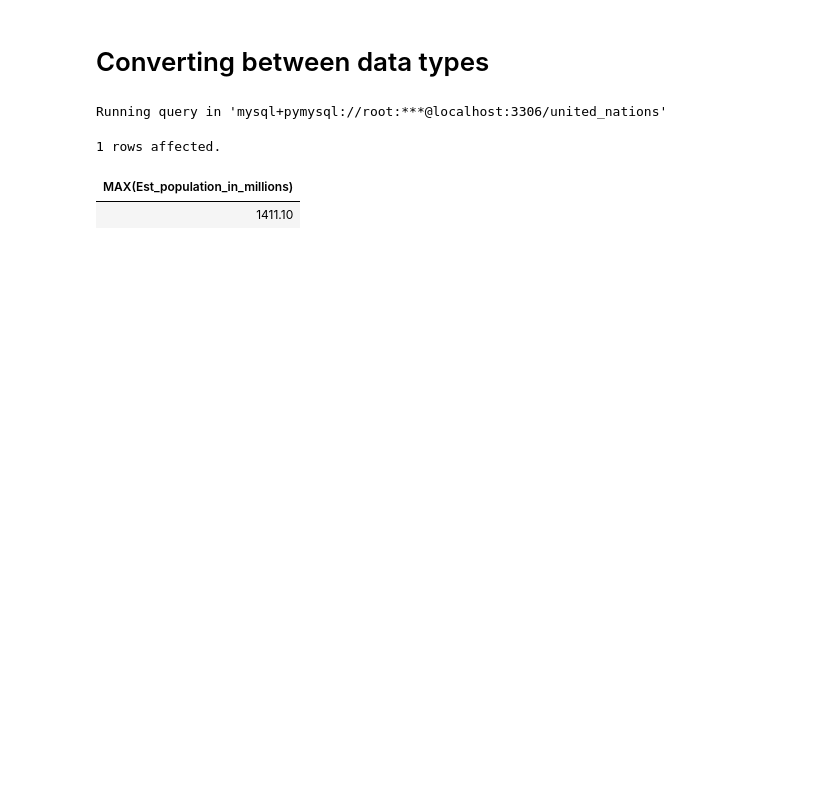
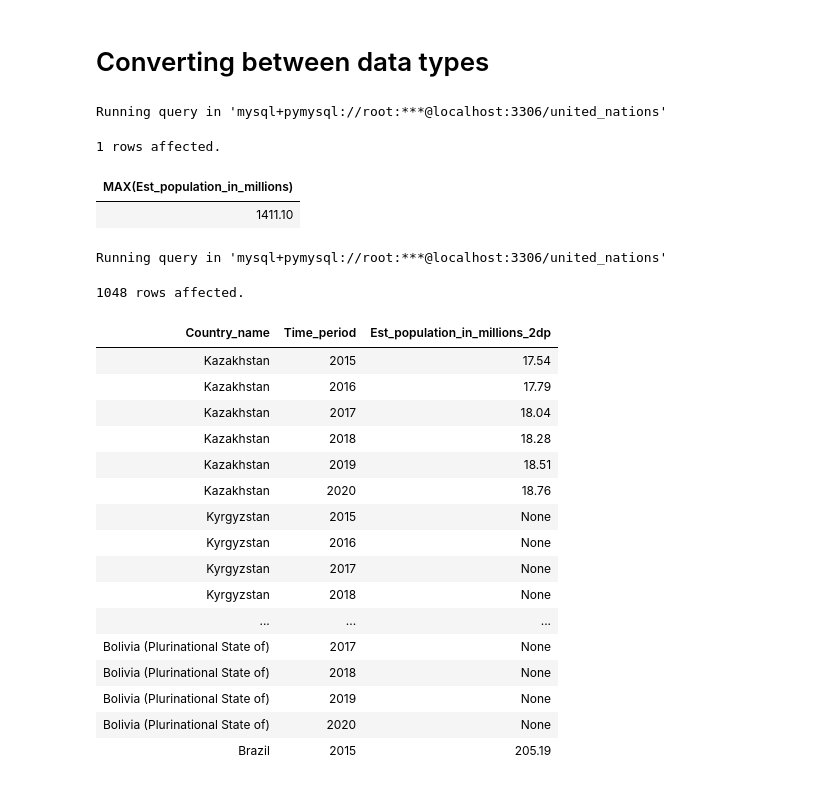
Before and after one commit to kxrrym03/ALX-Exercises, a Jupyter notebook: ALX United Nations.ipynb, the cells around one changed output. Drawn from its saved outputs; the diff is of its cells as text; code cells hidden in the pictures; blank space fills up the shorter version.

```diff
--- a/ALX United Nations.ipynb
+++ b/ALX United Nations.ipynb
@@ -870,7 +870,28 @@ Running query in 'mysql+pymysql://root:***@localhost:3306/united_nations'
 # %%
 %%sql
 SELECT DISTINCT
     Country_name,
     Time_period,
     CAST(Est_population_in_millions AS DECIMAL(6,2)) AS Est_population_in_millions_2dp
 FROM
+    united_nations.access_to_basic_services;
+# %% [output]
+Running query in 'mysql+pymysql://root:***@localhost:3306/united_nations'
+1048 rows affected.
+| Country_name | Time_period | Est_population_in_millions_2dp |
+| Kazakhstan | 2015 | 17.54 |
+| Kazakhstan | 2016 | 17.79 |
+| Kazakhstan | 2017 | 18.04 |
+| Kazakhstan | 2018 | 18.28 |
+| Kazakhstan | 2019 | 18.51 |
+| Kazakhstan | 2020 | 18.76 |
+| Kyrgyzstan | 2015 | None |
+| Kyrgyzstan | 2016 | None |
+| Kyrgyzstan | 2017 | None |
+| Kyrgyzstan | 2018 | None |
+| ... | ... | ... |
+| Bolivia (Plurinational State of) | 2017 | None |
+| Bolivia (Plurinational State of) | 2018 | None |
+| Bolivia (Plurinational State of) | 2019 | None |
+| Bolivia (Plurinational State of) | 2020 | None |
+| Brazil | 2015 | 205.19 |
```
Also changed, not shown: parts of 4 cells of this notebook.
